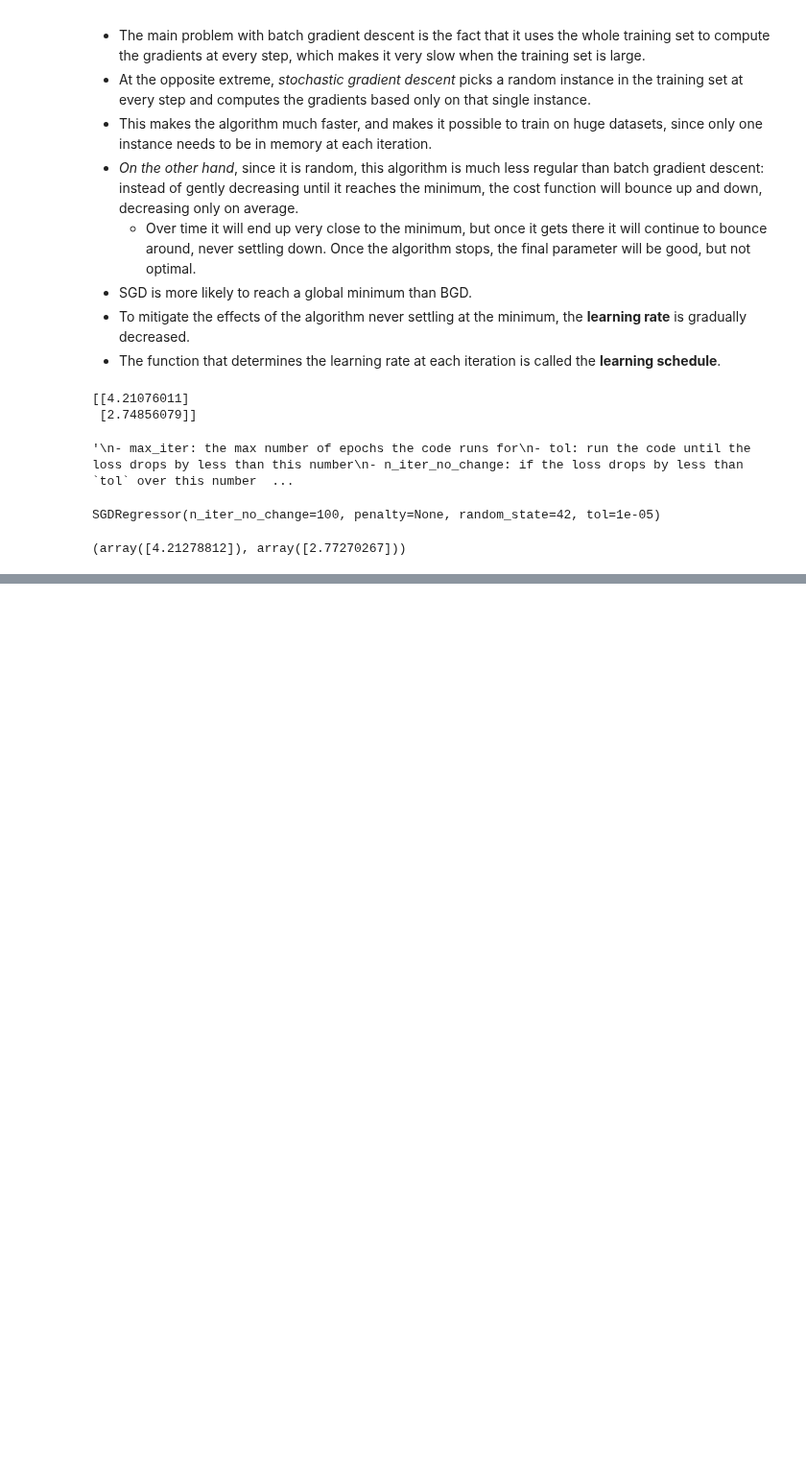
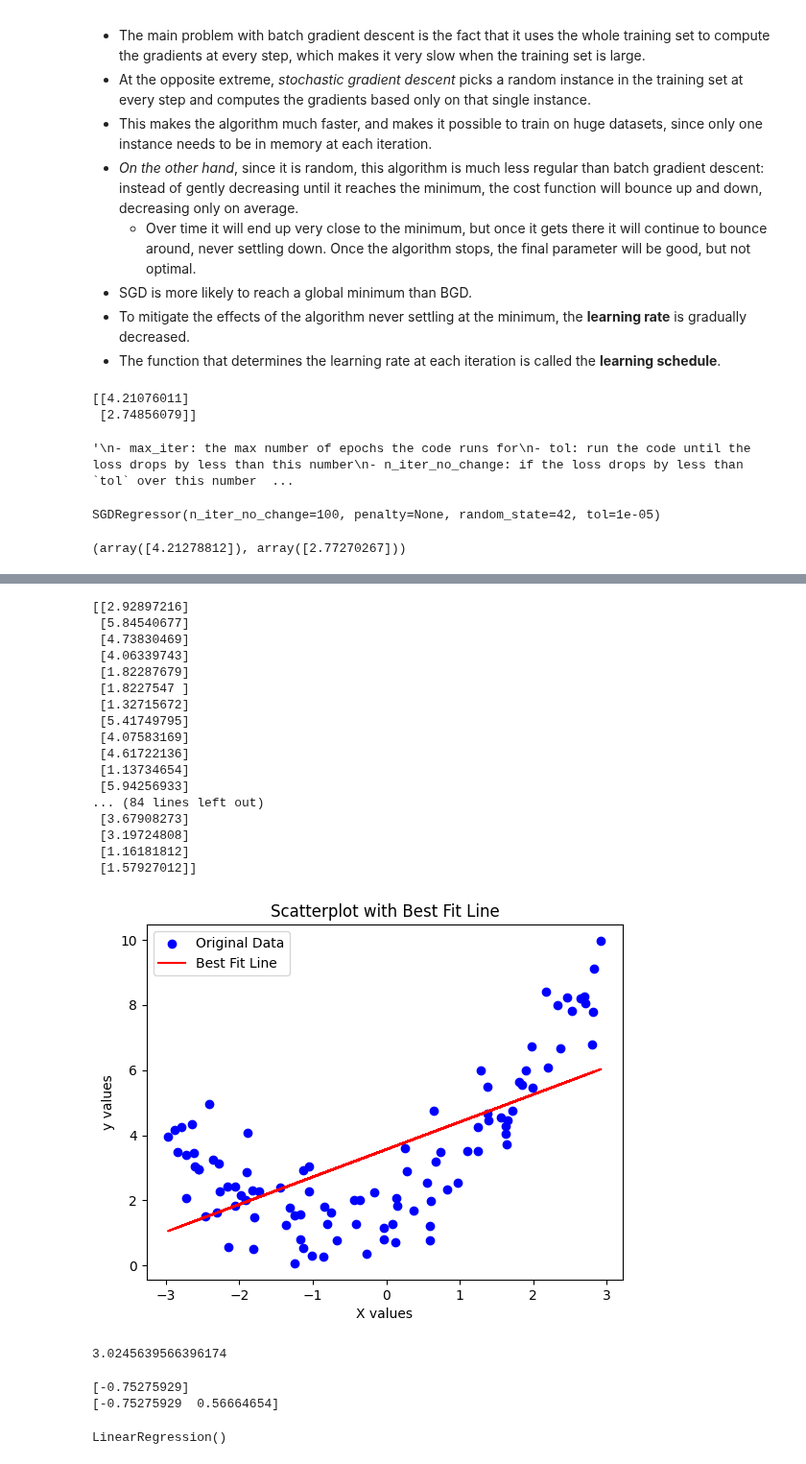
Before and after one commit to TevinAchong/hands-on-ml, a Jupyter notebook: chapter_04/eda.ipynb, the cells around one changed output, grey strips where cells are left out. Shown at 96% size. Saved outputs shown, nothing was run; the diff lists cells and outputs as text; code cells hidden in the pictures; blank space fills up the shorter version.

```diff
--- a/chapter_04/eda.ipynb
+++ b/chapter_04/eda.ipynb
@@ -263,0 +307,58 @@ sgd_reg.intercept_, sgd_reg.coef_
+# %%
+# Scatterplot
+plt.scatter(X_nonlinear, y_nonlinear, color='blue', label='Original Data')
+
+# Best Fit Line
+y_pred = lin_reg_on_nonlinear.predict(X_nonlinear)
+print(y_pred)
+plt.plot(X_nonlinear, y_pred, color='red', label='Best Fit Line')
+
+# Add labels and legend
+plt.xlabel('X values')
+plt.ylabel('y values')
+plt.title('Scatterplot with Best Fit Line')
+plt.legend()
+
+# Show plot
+plt.show()
+# %% [output]
+[[2.92897216]
+ [5.84540677]
+ [4.73830469]
+ [4.06339743]
+ [1.82287679]
+ [1.8227547 ]
+ [1.32715672]
+ [5.41749795]
+ [4.07583169]
+ [4.61722136]
+ [1.13734654]
+ [5.94256933]
+... (84 lines left out)
+ [3.67908273]
+ [3.19724808]
+ [1.16181812]
+ [1.57927012]]
+[figure, added]
+# %%
+from sklearn.metrics import mean_squared_error
+mse = mean_squared_error(y_nonlinear, y_pred)
+print(mse)
+# %% [output]
+3.0245639566396174
+# %%
+# Now let us try polynomial regression
+from sklearn.preprocessing import PolynomialFeatures
+poly_features = PolynomialFeatures(degree=2, include_bias=False)
+X_poly = poly_features.fit_transform(X_nonlinear)
+print(X_nonlinear[0])
+print(X_poly[0]) # X_poly now contains the original feature of X plus the square of this feature
+# %% [output]
+[-0.75275929]
+[-0.75275929  0.56664654]
+# %%
+# Now we can fit a LinearRegression model to the extended training data
+lin_reg_on_poly = LinearRegression()
+lin_reg_on_poly.fit(X_poly, y_nonlinear)
+# %% [output]
+LinearRegression()
```
Also changed, not shown: parts of 10 cells of this notebook.
